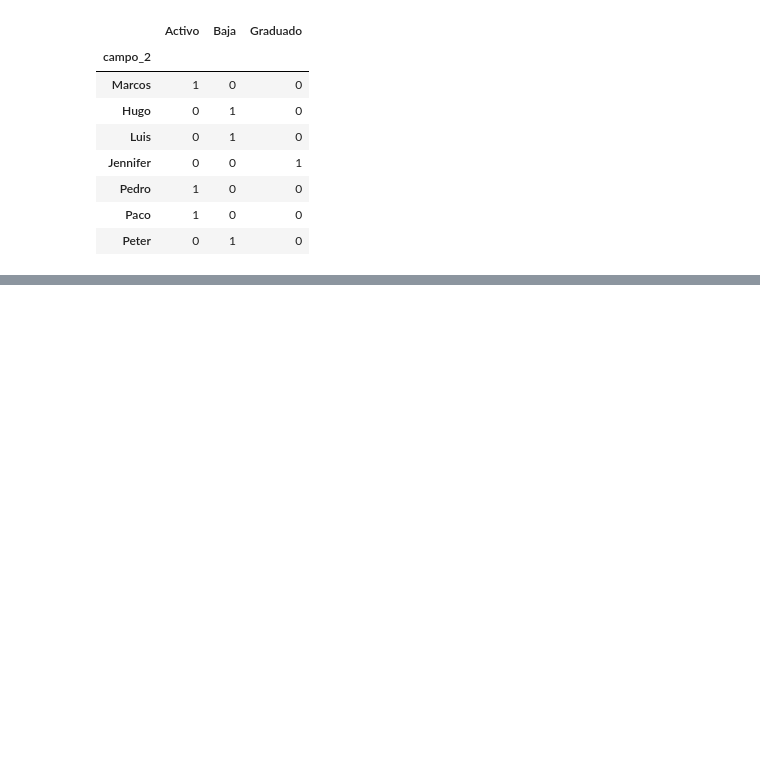
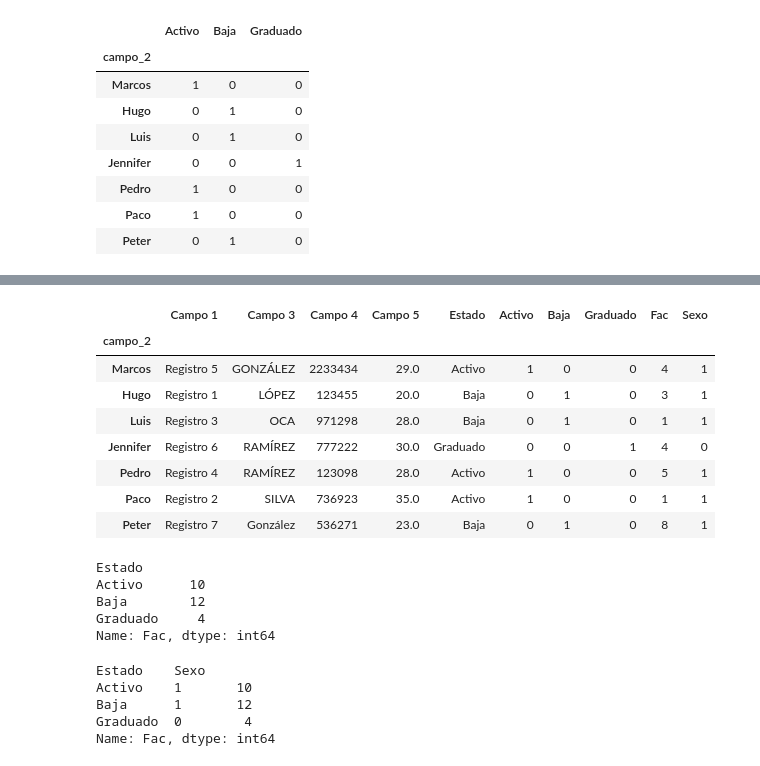
Before and after one commit to ronalLeiva/CDD_Py_2022, a Jupyter notebook: C2.4 Pandas (Introducción).ipynb, the cells around one changed output, grey strips where cells are left out. Cells and saved outputs as stored; diff of their text form; code cells hidden in the pictures; blank space fills up the shorter version.

```diff
--- a/C2.4 Pandas (Introducción).ipynb
+++ b/C2.4 Pandas (Introducción).ipynb
@@ -600,6 +603,34 @@ Frame
 # %%
 Frame["Fac"] = [4,3,1,4,5,1,8]
-Frame["Sexo"] = ["0","1","1","1","1","1","0"]
+Frame["Sexo"] = ["1","1","1","0","1","1","1"]
 Frame
+# %% [output]
+|  | Campo 1 | Campo 3 | Campo 4 | Campo 5 | Estado | Activo | Baja | Graduado | Fac | Sexo |
+| campo_2 |  |  |  |  |  |  |  |  |  |  |
+| Marcos | Registro 5 | GONZÁLEZ | 2233434 | 29.0 | Activo | 1 | 0 | 0 | 4 | 1 |
+| Hugo | Registro 1 | LÓPEZ | 123455 | 20.0 | Baja | 0 | 1 | 0 | 3 | 1 |
+| Luis | Registro 3 | OCA | 971298 | 28.0 | Baja | 0 | 1 | 0 | 1 | 1 |
+| Jennifer | Registro 6 | RAMÍREZ | 777222 | 30.0 | Graduado | 0 | 0 | 1 | 4 | 0 |
+| Pedro | Registro 4 | RAMÍREZ | 123098 | 28.0 | Activo | 1 | 0 | 0 | 5 | 1 |
+| Paco | Registro 2 | SILVA | 736923 | 35.0 | Activo | 1 | 0 | 0 | 1 | 1 |
+| Peter | Registro 7 | González | 536271 | 23.0 | Baja | 0 | 1 | 0 | 8 | 1 |
+# %%
+# Sumo el valor de la columna Fac agrupado por cada uno de los Estados
+
+Frame.groupby('Estado')["Fac"].sum() # En R es tapply(Frame$Fac,Frame$Estado,sum)
+# %% [output]
+Estado
+Activo      10
+Baja        12
+Graduado     4
+Name: Fac, dtype: int64
 # %%
-Frame.groupby('Estado')["Fac"].sum() # En R es tapply(Frame$Fac,Frame$Estado,sum)
+# Agrupa por estado y Sexo y suma por Fac
+
+Frame.groupby(['Estado',"Sexo"])["Fac"].sum() # En R es tapply(Frame$Fac,list(Frame$Estado,Frame$Sexo),sum)
+# %% [output]
+Estado    Sexo
+Activo    1       10
+Baja      1       12
+Graduado  0        4
+Name: Fac, dtype: int64
```
Also changed, not shown: parts of 8 cells of this notebook.
